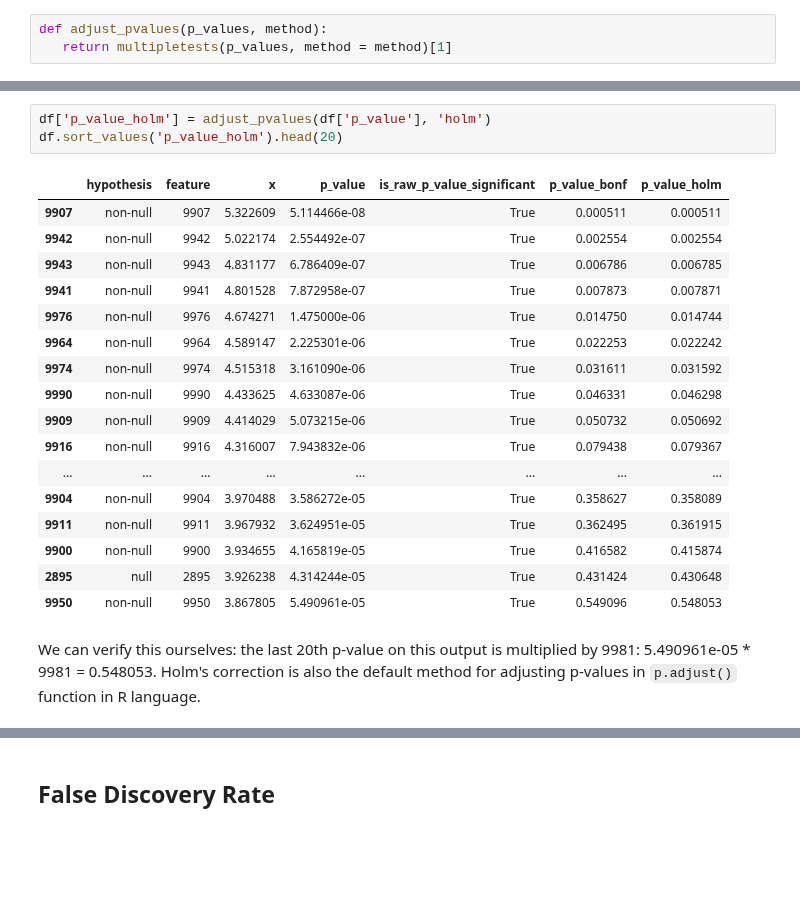
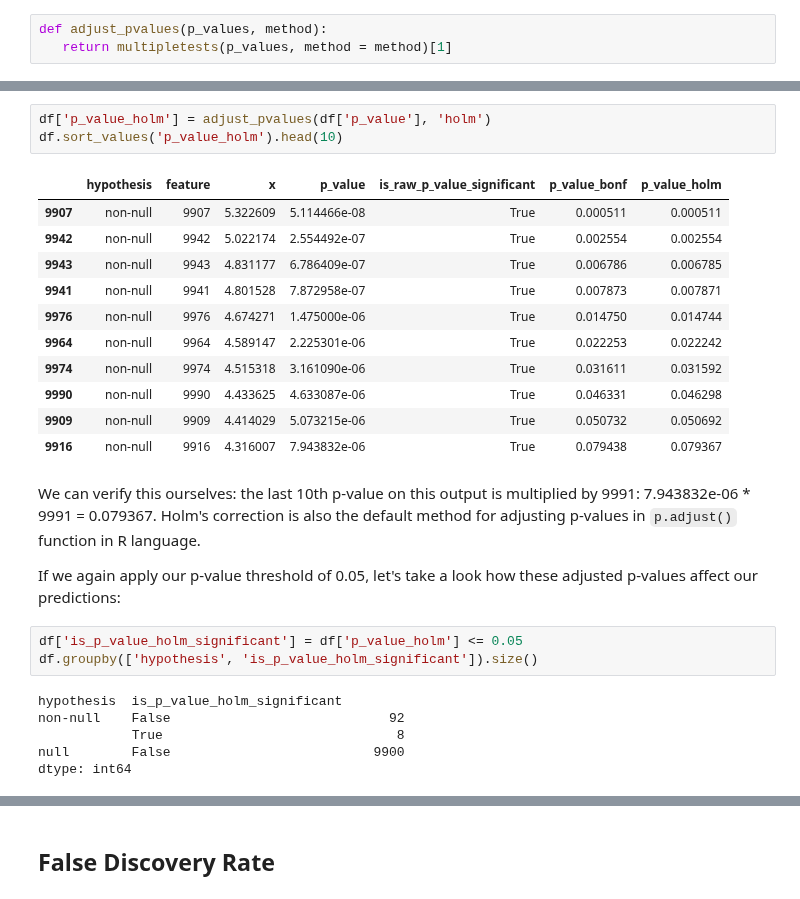
Before and after one commit to igor-sb/blog, a Jupyter notebook: multiple_hypothesis_testing.ipynb, the cells around one changed output, grey strips where cells are left out. Drawn from its saved outputs; the diff is of its cells as text; blank space fills up the shorter version.

```diff
--- a/multiple_hypothesis_testing.ipynb
+++ b/multiple_hypothesis_testing.ipynb
@@ -132,23 +128,28 @@ Holm's correction is more powerful than Bonferroni's correction, and its differe
 # %%
 df['p_value_holm'] = adjust_pvalues(df['p_value'], 'holm')
-df.sort_values('p_value_holm').head(20)
+df.sort_values('p_value_holm').head(10)
 # %% [output]
 |  | hypothesis | feature | x | p_value | is_raw_p_value_significant | p_value_bonf | p_value_holm |
 | 9907 | non-null | 9907 | 5.322609 | 5.114466e-08 | True | 0.000511 | 0.000511 |
 | 9942 | non-null | 9942 | 5.022174 | 2.554492e-07 | True | 0.002554 | 0.002554 |
 | 9943 | non-null | 9943 | 4.831177 | 6.786409e-07 | True | 0.006786 | 0.006785 |
 | 9941 | non-null | 9941 | 4.801528 | 7.872958e-07 | True | 0.007873 | 0.007871 |
 | 9976 | non-null | 9976 | 4.674271 | 1.475000e-06 | True | 0.014750 | 0.014744 |
 | 9964 | non-null | 9964 | 4.589147 | 2.225301e-06 | True | 0.022253 | 0.022242 |
 | 9974 | non-null | 9974 | 4.515318 | 3.161090e-06 | True | 0.031611 | 0.031592 |
 | 9990 | non-null | 9990 | 4.433625 | 4.633087e-06 | True | 0.046331 | 0.046298 |
 | 9909 | non-null | 9909 | 4.414029 | 5.073215e-06 | True | 0.050732 | 0.050692 |
 | 9916 | non-null | 9916 | 4.316007 | 7.943832e-06 | True | 0.079438 | 0.079367 |
-| ... | ... | ... | ... | ... | ... | ... | ... |
-| 9904 | non-null | 9904 | 3.970488 | 3.586272e-05 | True | 0.358627 | 0.358089 |
-| 9911 | non-null | 9911 | 3.967932 | 3.624951e-05 | True | 0.362495 | 0.361915 |
-| 9900 | non-null | 9900 | 3.934655 | 4.165819e-05 | True | 0.416582 | 0.415874 |
-| 2895 | null | 2895 | 3.926238 | 4.314244e-05 | True | 0.431424 | 0.430648 |
-| 9950 | non-null | 9950 | 3.867805 | 5.490961e-05 | True | 0.549096 | 0.548053 |
 # %% [markdown]
-We can verify this ourselves: the last 20th p-value on this output is multiplied by 9981: 5.490961e-05 * 9981 = 0.548053. Holm's correction is also the default method for adjusting p-values in `p.adjust()` function in R language.
+We can verify this ourselves: the last 10th p-value on this output is multiplied by 9991: 7.943832e-06 * 9991 = 0.079367. Holm's correction is also the default method for adjusting p-values in `p.adjust()` function in R language.
+
+If we again apply our p-value threshold of 0.05, let's take a look how these adjusted p-values affect our predictions:
+# %%
+df['is_p_value_holm_significant'] = df['p_value_holm'] <= 0.05
+df.groupby(['hypothesis', 'is_p_value_holm_significant']).size()
+# %% [output]
+hypothesis  is_p_value_holm_significant
+non-null    False                            92
+            True                              8
+null        False                          9900
+dtype: int64
```
Also changed, not shown: parts of 10 cells of this notebook.
